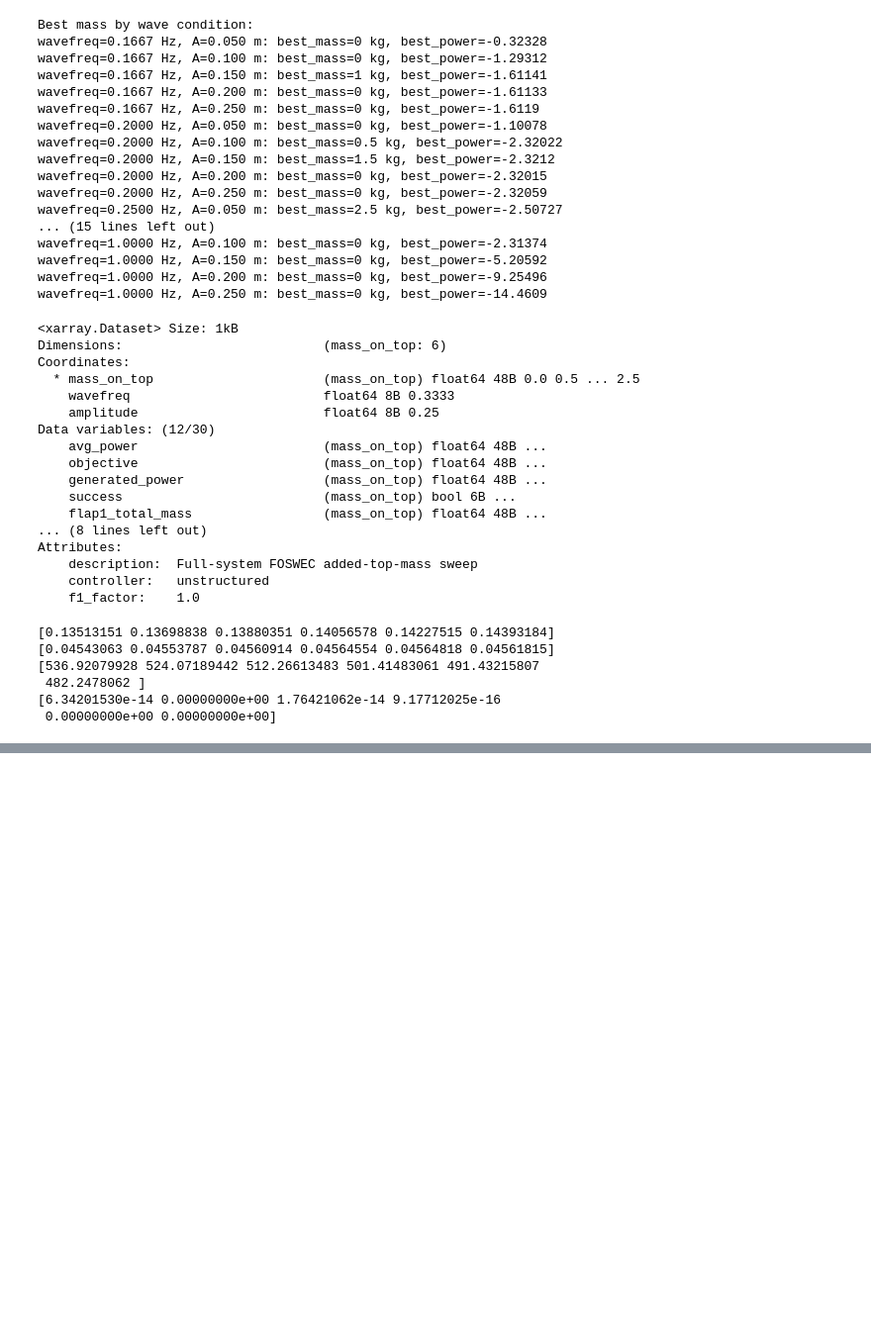
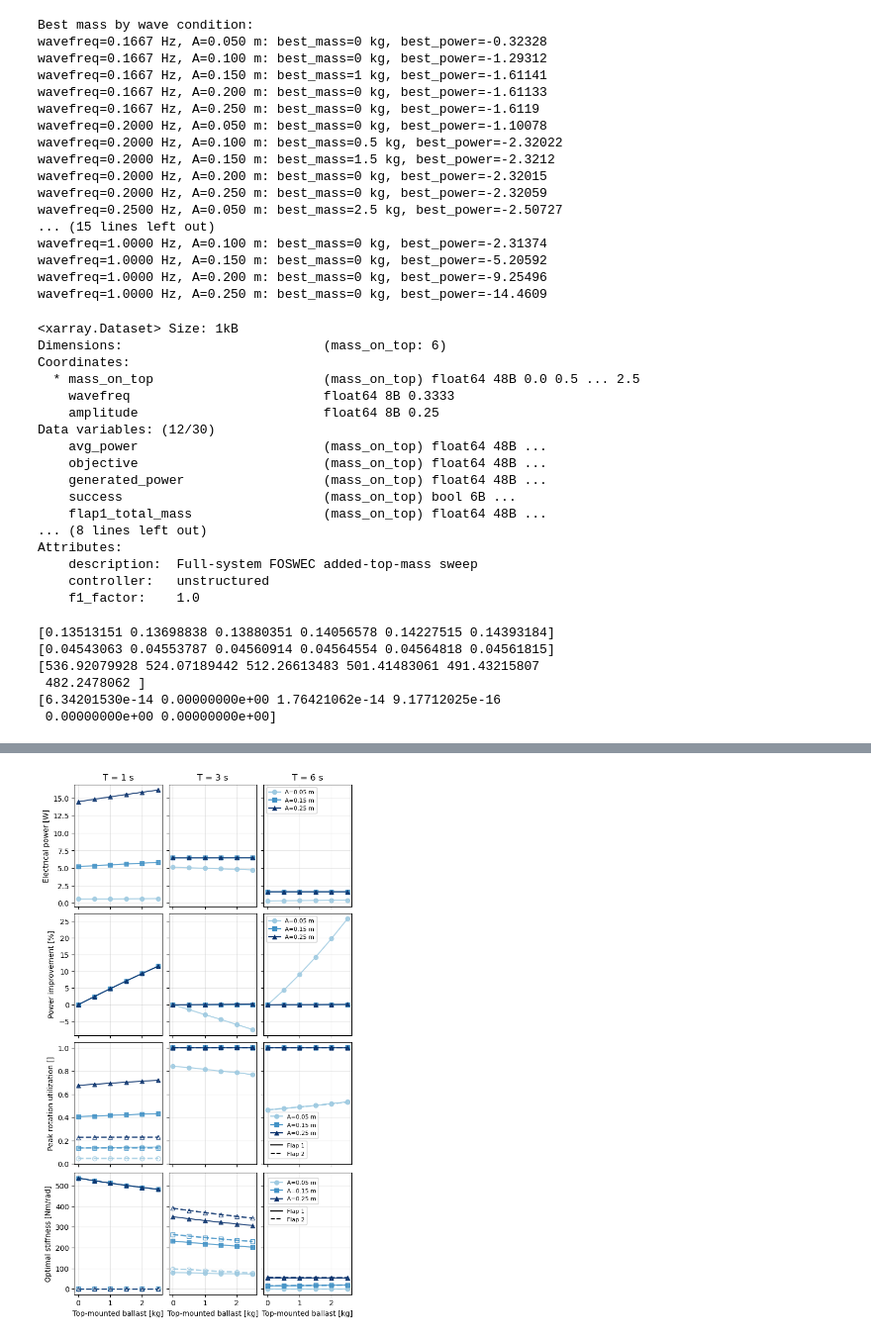
Before and after one commit to jtgrasb/WecOptTool, a Jupyter notebook: examples/FOSWEC_M4E/paper_scripts/load_mass_study.ipynb, the cells around one changed output, grey strips where cells are left out. Shown at 99% size. Saved outputs shown, nothing was run; the diff lists cells and outputs as text; code cells hidden in the pictures; blank space fills up the shorter version.

```diff
--- a/examples/FOSWEC_M4E/paper_scripts/load_mass_study.ipynb
+++ b/examples/FOSWEC_M4E/paper_scripts/load_mass_study.ipynb
@@ -315,3 +350,80 @@ print(mass_sweep_results["opt_stiffness_flap2"].sel(wavefreq=1/1,amplitude=0.05)
  482.2478062 ]
 [6.34201530e-14 0.00000000e+00 1.76421062e-14 9.17712025e-16
  0.00000000e+00 0.00000000e+00]
+# %%
+
+fig, axs_all = plt.subplots(
+    4,
+    3,
+    figsize=(2 * 3, 3 * 3.5),
+    sharex="col",
+    sharey="row",
+    constrained_layout=True,
+)
+
+plot_xr_res(
+    mass_sweep_results,
+    "elec_power_W",
+    period_indices=[5, 3, 0],
+    amplitude_indices=[0, 2, 4],
+    ylabel="Electrical power [W]",
+    figsize_per_panel=(2, 3),
+    show_quantity_legend=False,
+    axs=axs_all[0, :],
+)
+
+plot_xr_res(
+    mass_sweep_results,
+    "power_improvement_pct",
+    period_indices=[5, 3, 0],
+    amplitude_indices=[0, 2, 4],
+    ylabel="Power improvement [%]",
+    figsize_per_panel=(2, 3),
+    show_quantity_legend=False,
+    axs=axs_all[1, :],
+)
+
+plot_xr_res(
+    mass_sweep_results,
+    qnty="flap1_peak_rotation_utilization",
+    qnty2="flap2_peak_rotation_utilization",
+    qnty_label="Flap 1",
+    qnty2_label="Flap 2",
+    period_indices=[5, 3, 0],
+    amplitude_indices=[0, 2, 4],
+    ylabel="Peak rotation utilization []",
+    amplitude_legend_bbox=(0.02, 0.45),
+    quantity_legend_bbox=(0.02, 0.02),
+    figsize_per_panel=(2, 3),
+    axs=axs_all[2, :],
+)
+
+plot_xr_res(
+    mass_sweep_results,
+    qnty="opt_stiffness_flap1",
+    qnty2="opt_stiffness_flap2",
+    qnty_label="Flap 1",
+    qnty2_label="Flap 2",
+    period_indices=[5, 3, 0],
+    amplitude_indices=[0, 2, 4],
+    xlabel="Top-mounted ballast [kg]",
+    ylabel="Optimal stiffness [Nm/rad]",
+    amplitude_legend_bbox=(0.02, 0.98),
+    quantity_legend_bbox=(0.02, 0.55),
+    figsize_per_panel=(2, 3),
+    axs=axs_all[3, :],
+)
+
+# Keep only the top-row period titles
+for r in range(1, axs_all.shape[0]):
+    for c in range(axs_all.shape[1]):
+        axs_all[r, c].set_title("")
+
+# Keep only the bottom-row x-axis labels/tick labels
+for r in range(axs_all.shape[0] - 1):
+    for c in range(axs_all.shape[1]):
+        axs_all[r, c].set_xlabel("")
+        axs_all[r, c].tick_params(labelbottom=False)
+
+#fig.savefig("mass_sweep_combined.pdf", format="pdf", bbox_inches="tight")
+# %% [output]
@@ -318,3 +447,4 @@ print(mass_sweep_results["opt_stiffness_flap2"].sel(wavefreq=1/1,amplitude=0.05)
+[figure, added]
 # %%
 fig, axs = plot_xr_res(
     mass_sweep_results,
```
Also changed, not shown: parts of 7 cells of this notebook, 13 other files.
